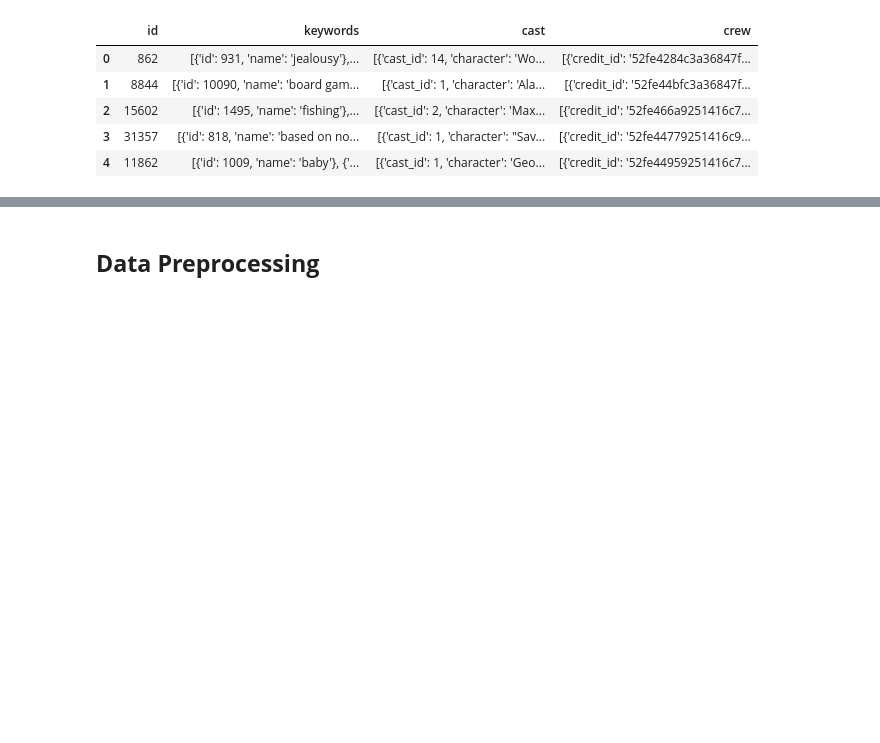
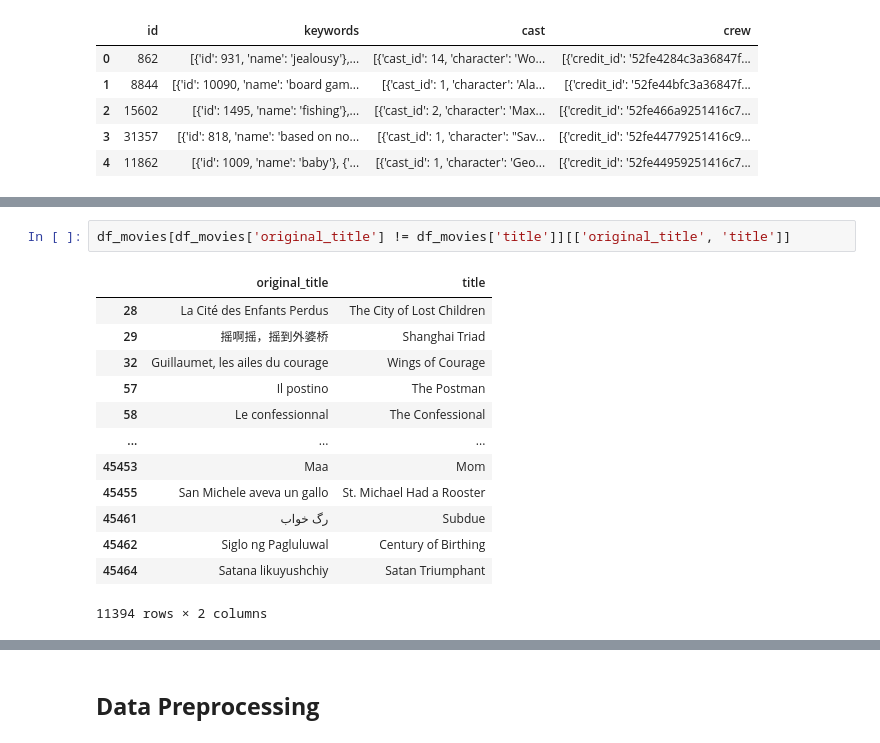
Before and after one commit to AmalPF/ML-AI-Specialist-Course---ICT, a Jupyter notebook: Case Studies/3/Case Study 3.ipynb, the cells around one changed output, grey strips where cells are left out. Drawn from its saved outputs; the diff is of its cells as text; blank space fills up the shorter version.

```diff
--- a/Case Studies/3/Case Study 3.ipynb
+++ b/Case Studies/3/Case Study 3.ipynb
@@ -116,0 +202,16 @@ df1.head()
+# %%
+df_movies[df_movies['original_title'] != df_movies['title']][['original_title', 'title']]
+# %% [output]
+|  | original_title | title |
+| 28 | La Cité des Enfants Perdus | The City of Lost Children |
+| 29 | 摇啊摇，摇到外婆桥 | Shanghai Triad |
+| 32 | Guillaumet, les ailes du courage | Wings of Courage |
+| 57 | Il postino | The Postman |
+| 58 | Le confessionnal | The Confessional |
+| ... | ... | ... |
+| 45453 | Maa | Mom |
+| 45455 | San Michele aveva un gallo | St. Michael Had a Rooster |
+| 45461 | رگ خواب | Subdue |
+| 45462 | Siglo ng Pagluluwal | Century of Birthing |
+| 45464 | Satana likuyushchiy | Satan Triumphant |
+11394 rows × 2 columns
```
Also changed, not shown: parts of 55 cells of this notebook.
